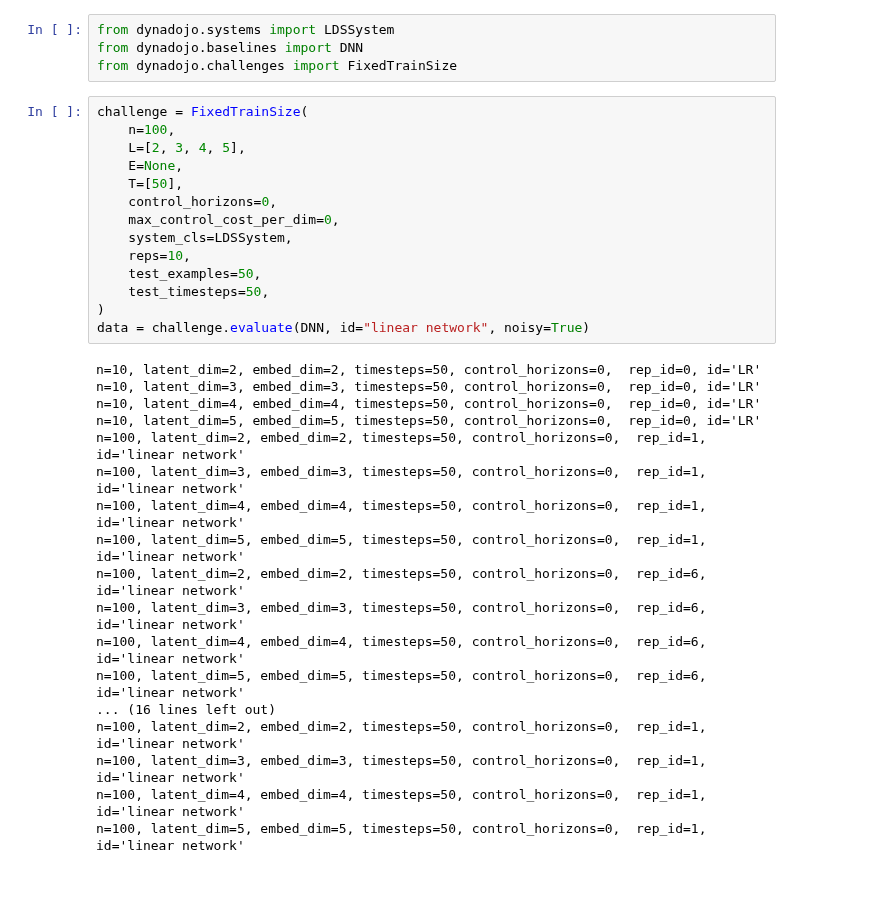
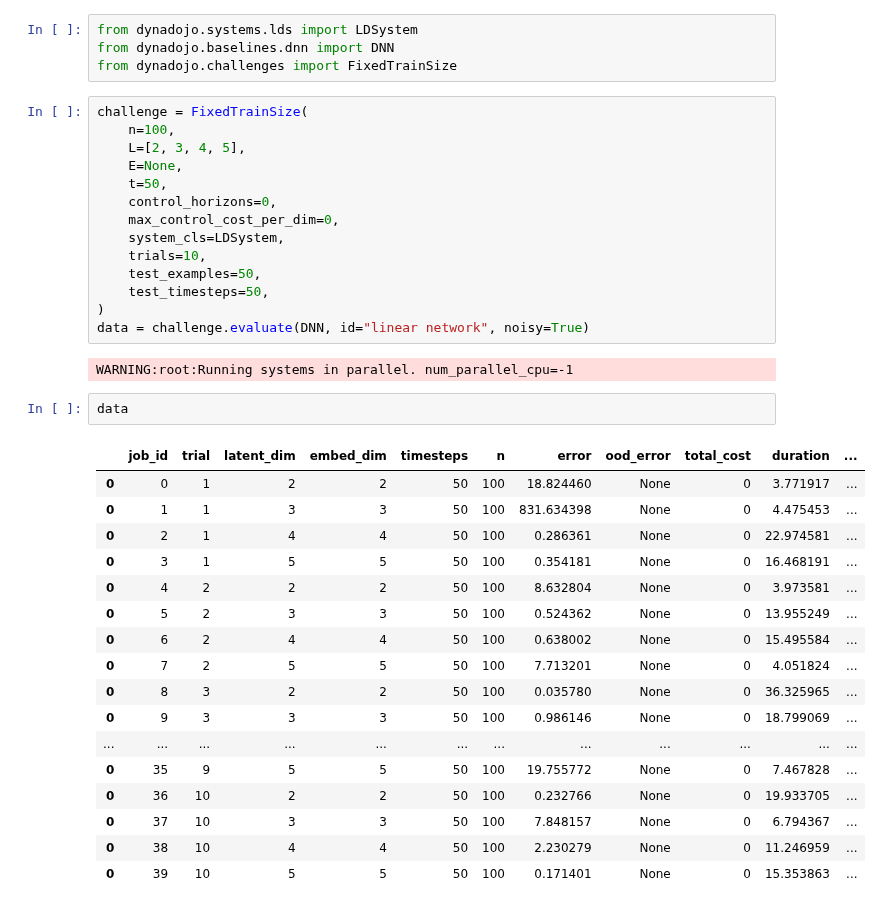
Before and after one commit to DynaDojo/dynadojo, a Jupyter notebook: demos/fixed_train_size_demo.ipynb, the cells around one changed output. Saved outputs shown, nothing was run; the diff lists cells and outputs as text.

```diff
--- a/demos/fixed_train_size_demo.ipynb
+++ b/demos/fixed_train_size_demo.ipynb
@@ -4,39 +7,43 @@
 # %%
-from dynadojo.systems import LDSSystem
-from dynadojo.baselines import DNN
+from dynadojo.systems.lds import LDSystem
+from dynadojo.baselines.dnn import DNN
 from dynadojo.challenges import FixedTrainSize
 # %%
 challenge = FixedTrainSize(
     n=100,
     L=[2, 3, 4, 5],
     E=None,
-    T=[50],
+    t=50,
     control_horizons=0,
     max_control_cost_per_dim=0,
-    system_cls=LDSSystem,
-    reps=10,
+    system_cls=LDSystem,
+    trials=10,
     test_examples=50,
     test_timesteps=50,
 )
 data = challenge.evaluate(DNN, id="linear network", noisy=True)
 # %% [output]
-n=10, latent_dim=2, embed_dim=2, timesteps=50, control_horizons=0,  rep_id=0, id='LR'
-n=10, latent_dim=3, embed_dim=3, timesteps=50, control_horizons=0,  rep_id=0, id='LR'
-n=10, latent_dim=4, embed_dim=4, timesteps=50, control_horizons=0,  rep_id=0, id='LR'
-n=10, latent_dim=5, embed_dim=5, timesteps=50, control_horizons=0,  rep_id=0, id='LR'
-n=100, latent_dim=2, embed_dim=2, timesteps=50, control_horizons=0,  rep_id=1, id='linear network'
-n=100, latent_dim=3, embed_dim=3, timesteps=50, control_horizons=0,  rep_id=1, id='linear network'
-n=100, latent_dim=4, embed_dim=4, timesteps=50, control_horizons=0,  rep_id=1, id='linear network'
-n=100, latent_dim=5, embed_dim=5, timesteps=50, control_horizons=0,  rep_id=1, id='linear network'
-n=100, latent_dim=2, embed_dim=2, timesteps=50, control_horizons=0,  rep_id=6, id='linear network'
-n=100, latent_dim=3, embed_dim=3, timesteps=50, control_horizons=0,  rep_id=6, id='linear network'
-n=100, latent_dim=4, embed_dim=4, timesteps=50, control_horizons=0,  rep_id=6, id='linear network'
-n=100, latent_dim=5, embed_dim=5, timesteps=50, control_horizons=0,  rep_id=6, id='linear network'
-... (16 lines left out)
-n=100, latent_dim=2, embed_dim=2, timesteps=50, control_horizons=0,  rep_id=1, id='linear network'
-n=100, latent_dim=3, embed_dim=3, timesteps=50, control_horizons=0,  rep_id=1, id='linear network'
-n=100, latent_dim=4, embed_dim=4, timesteps=50, control_horizons=0,  rep_id=1, id='linear network'
-n=100, latent_dim=5, embed_dim=5, timesteps=50, control_horizons=0,  rep_id=1, id='linear network'
+WARNING:root:Running systems in parallel. num_parallel_cpu=-1
+# %%
+data
+# %% [output]
+|  | job_id | trial | latent_dim | embed_dim | timesteps | n | error | ood_error | total_cost | duration | ... |
+| 0 | 0 | 1 | 2 | 2 | 50 | 100 | 18.824460 | None | 0 | 3.771917 | ... |
+| 0 | 1 | 1 | 3 | 3 | 50 | 100 | 831.634398 | None | 0 | 4.475453 | ... |
+| 0 | 2 | 1 | 4 | 4 | 50 | 100 | 0.286361 | None | 0 | 22.974581 | ... |
+| 0 | 3 | 1 | 5 | 5 | 50 | 100 | 0.354181 | None | 0 | 16.468191 | ... |
+| 0 | 4 | 2 | 2 | 2 | 50 | 100 | 8.632804 | None | 0 | 3.973581 | ... |
+| 0 | 5 | 2 | 3 | 3 | 50 | 100 | 0.524362 | None | 0 | 13.955249 | ... |
+| 0 | 6 | 2 | 4 | 4 | 50 | 100 | 0.638002 | None | 0 | 15.495584 | ... |
+| 0 | 7 | 2 | 5 | 5 | 50 | 100 | 7.713201 | None | 0 | 4.051824 | ... |
+| 0 | 8 | 3 | 2 | 2 | 50 | 100 | 0.035780 | None | 0 | 36.325965 | ... |
+| 0 | 9 | 3 | 3 | 3 | 50 | 100 | 0.986146 | None | 0 | 18.799069 | ... |
+| ... | ... | ... | ... | ... | ... | ... | ... | ... | ... | ... | ... |
+| 0 | 35 | 9 | 5 | 5 | 50 | 100 | 19.755772 | None | 0 | 7.467828 | ... |
+| 0 | 36 | 10 | 2 | 2 | 50 | 100 | 0.232766 | None | 0 | 19.933705 | ... |
+| 0 | 37 | 10 | 3 | 3 | 50 | 100 | 7.848157 | None | 0 | 6.794367 | ... |
+| 0 | 38 | 10 | 4 | 4 | 50 | 100 | 2.230279 | None | 0 | 11.246959 | ... |
+| 0 | 39 | 10 | 5 | 5 | 50 | 100 | 0.171401 | None | 0 | 15.353863 | ... |
 # %%
 challenge.plot(data)
 # %% [output]
```
Also changed, not shown: parts of 2 cells of this notebook, 1 other file.
